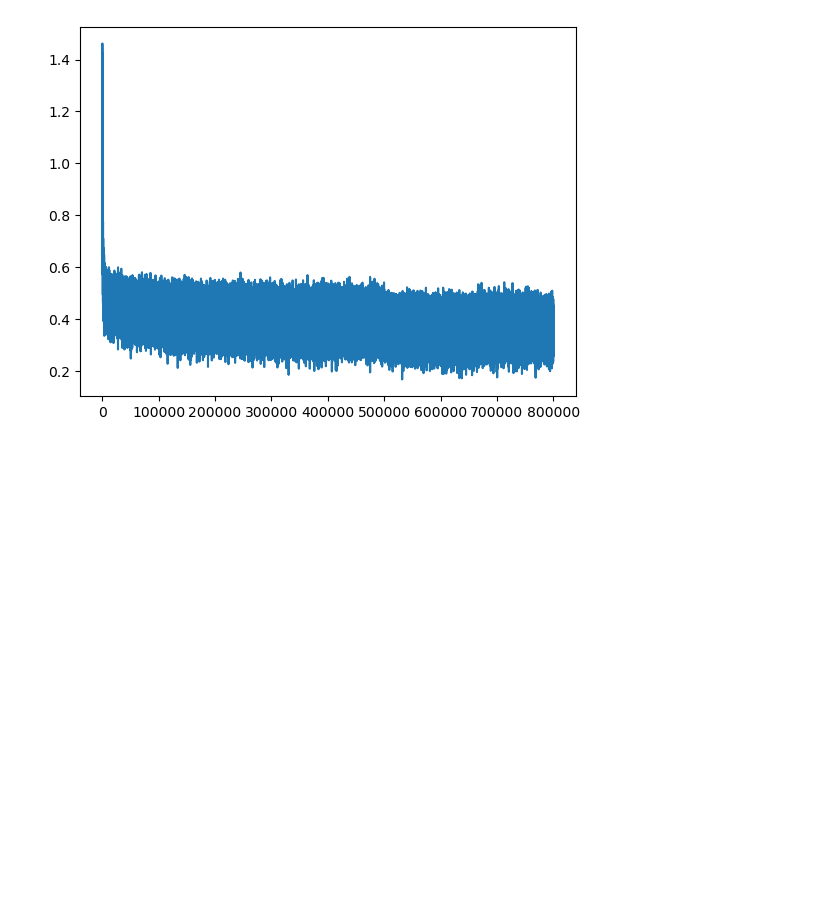
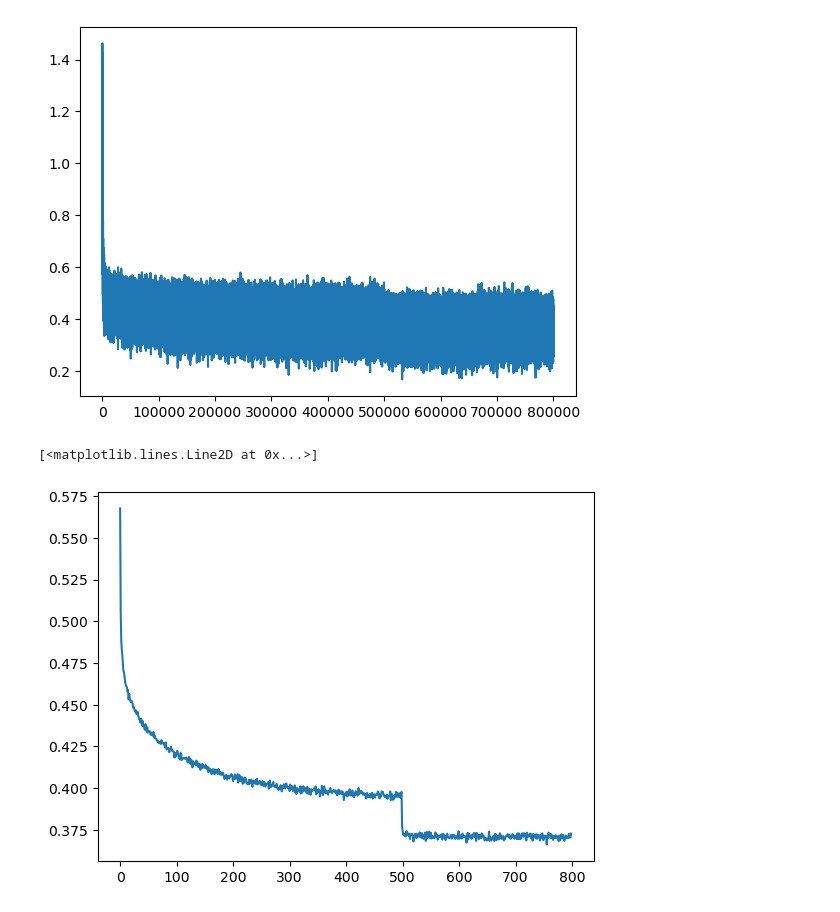
Before and after one commit to ADA-GWU/guidedresearchproject-eljanmahammadli, a Jupyter notebook: code_notebooks/MLP_model.ipynb, the cells around one changed output. Drawn from its saved outputs; the diff is of its cells as text; code cells hidden in the pictures; blank space fills up the shorter version.

Commit message:
fix loss plot to aggregate over some period

```diff
--- a/code_notebooks/MLP_model.ipynb
+++ b/code_notebooks/MLP_model.ipynb
@@ -347,0 +350,5 @@ plt.plot(steps, losses1)
+# %%
+plt.plot(torch.tensor(losses1[1000:]).view(-1, 1000).mean(1))
+# %% [output]
+[<matplotlib.lines.Line2D at 0x...>]
+[figure, added]
```
Also changed, not shown: parts of 2 cells of this notebook.
